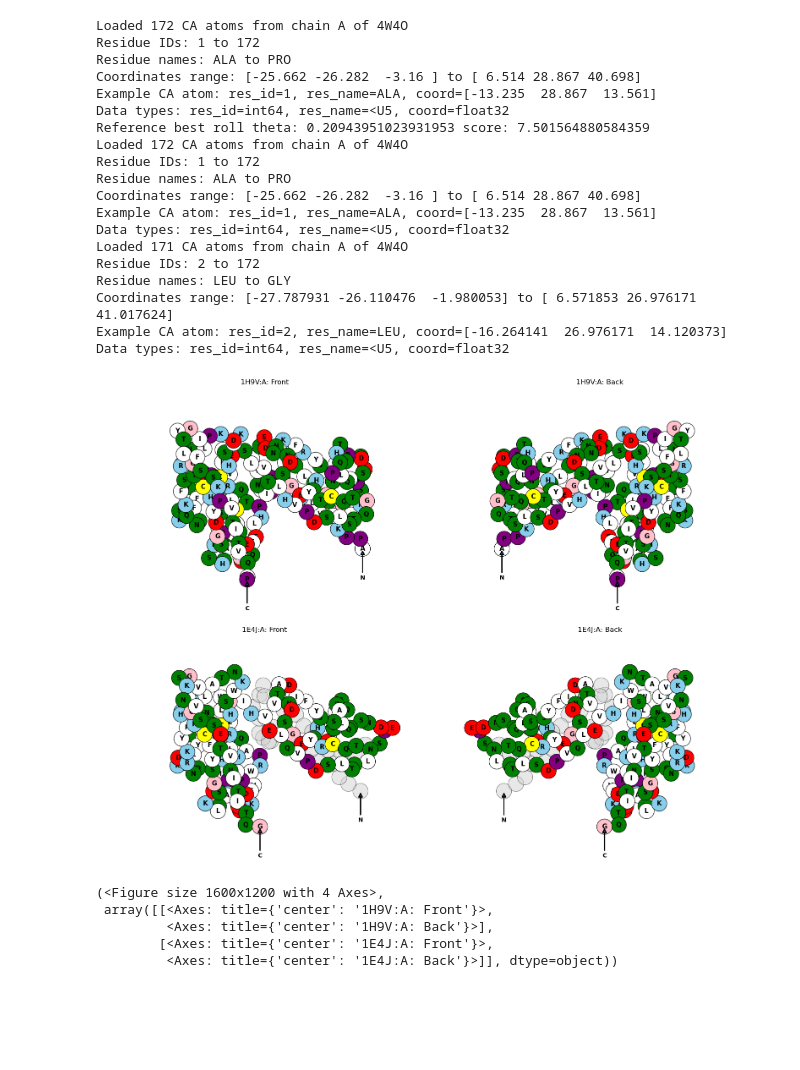
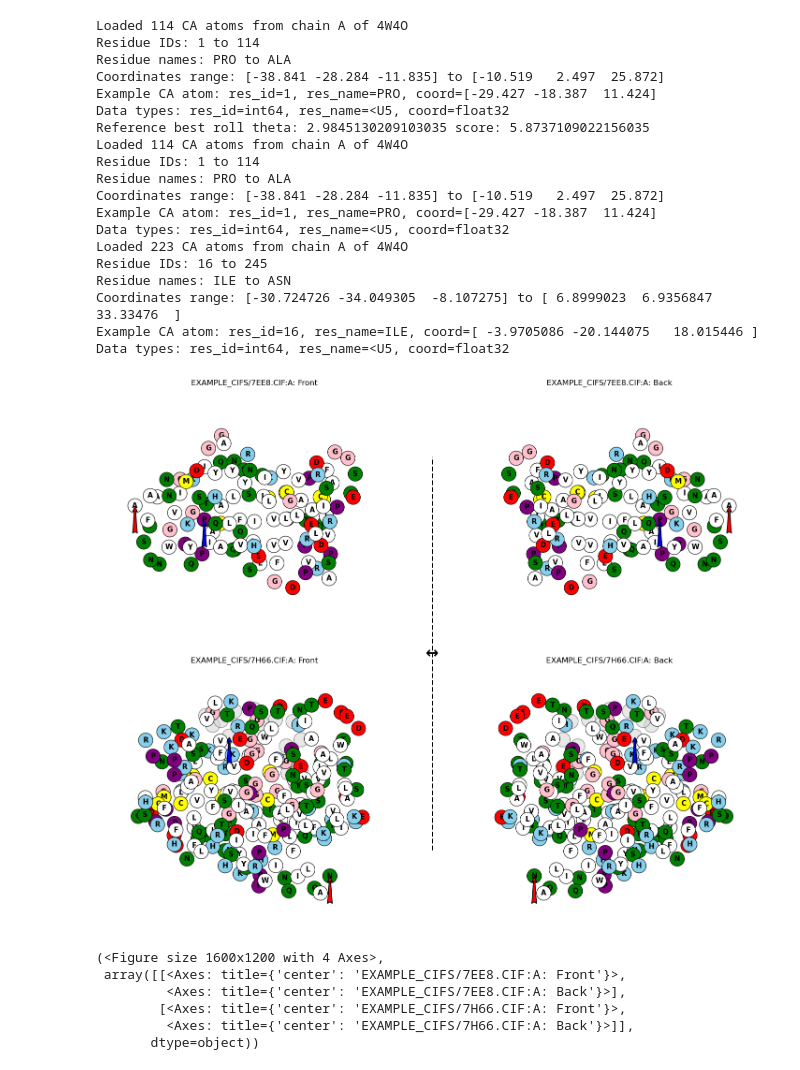
Before and after one commit to WenyueDai/Playground_biotite_atomworks_small, a Jupyter notebook: 20260214_biotite_image_globule_project.ipynb, the cells around one changed output. Cells and saved outputs as stored; diff of their text form; code cells hidden in the pictures; blank space fills up the shorter version.

Commit message:
artist

```diff
--- a/20260214_biotite_image_globule_project.ipynb
+++ b/20260214_biotite_image_globule_project.ipynb
@@ -247,8 +253,6 @@ def align_and_plot_front_back(entries, model=1):
     Plots a grid: N proteins x 2 views (front/back).
     Masked residues: transparent grey circle + NO AA letter.
     """
-
-
     # ---------- 1) load chains + store per-entry masks ----------
     chains = []
     labels = []
@@ -311,6 +315,16 @@ def align_and_plot_front_back(entries, model=1):
     # ---------- 7) plot grid: N proteins x 2 views ----------
     n = len(entries)
     fig, axes = plt.subplots(n, 2, figsize=(16, 6 * n))
+    from matplotlib.lines import Line2D
+
+    # vertical "mirror plane" between subplots (figure coords)
+    fig.add_artist(Line2D([0.5, 0.5], [0.15, 0.85], transform=fig.transFigure, lw=2.0, color="black", linestyle="--"))
+
+    # a rotate/mirror glyph near the top of that line
+    fig.text(0.5, 0.5, "↔", ha="center", va="center", fontsize=24, fontweight="bold")
+    # or: "⟲" / "⟳" / "⤾"
+
+
     if n == 1:
         axes = np.array([axes])
 
@@ -336,39 +350,47 @@ def align_and_plot_front_back(entries, model=1):
         axL.set_xlim(minx, maxx); axL.set_ylim(miny, maxy)
         axR.set_xlim(minx, maxx); axR.set_ylim(miny, maxy)
 
+
     plt.tight_layout()
     plt.show()
     return fig, axes
 # %%
+# entries = [
+#     {"pdb": "1H9V", "chain": "A", "mask_ranges": [(232, 300), (400, 450)]},
+#     {"pdb": "1E4J", "chain": "A", "mask_ranges": [(0, 30)]},
+# ]
+
 entries = [
-    {"pdb": "1H9V", "chain": "A", "mask_ranges": [(232, 300), (400, 450)]},
-    {"pdb": "1E4J", "chain": "A", "mask_ranges": [(0, 30)]},
+    {"pdb": "example_cifs/7ee8.cif", "chain": "A", "mask_ranges": [(232, 300), (400, 450)]},
+    {"pdb": "example_cifs/7h66.cif", "chain": "A", "mask_ranges": [(0, 30)]},
 ]
 
+
 align_and_plot_front_back(entries, model=1)
 # %% [output]
-Loaded 172 CA atoms from chain A of 4W4O
-Residue IDs: 1 to 172
-Residue names: ALA to PRO
-Coordinates range: [-25.662 -26.282  -3.16 ] to [ 6.514 28.867 40.698]
-Example CA atom: res_id=1, res_name=ALA, coord=[-13.235  28.867  13.561]
+Loaded 114 CA atoms from chain A of 4W4O
+Residue IDs: 1 to 114
+Residue names: PRO to ALA
+Coordinates range: [-38.841 -28.284 -11.835] to [-10.519   2.497  25.872]
+Example CA atom: res_id=1, res_name=PRO, coord=[-29.427 -18.387  11.424]
 Data types: res_id=int64, res_name=<U5, coord=float32
-Reference best roll theta: 0.20943951023931953 score: 7.501564880584359
-Loaded 172 CA atoms from chain A of 4W4O
-Residue IDs: 1 to 172
-Residue names: ALA to PRO
-Coordinates range: [-25.662 -26.282  -3.16 ] to [ 6.514 28.867 40.698]
-Example CA atom: res_id=1, res_name=ALA, coord=[-13.235  28.867  13.561]
+Reference best roll theta: 2.9845130209103035 score: 5.8737109022156035
+Loaded 114 CA atoms from chain A of 4W4O
+Residue IDs: 1 to 114
+Residue names: PRO to ALA
+Coordinates range: [-38.841 -28.284 -11.835] to [-10.519   2.497  25.872]
+Example CA atom: res_id=1, res_name=PRO, coord=[-29.427 -18.387  11.424]
 Data types: res_id=int64, res_name=<U5, coord=float32
-Loaded 171 CA atoms from chain A of 4W4O
-Residue IDs: 2 to 172
-Residue names: LEU to GLY
-Coordinates range: [-27.787931 -26.110476  -1.980053] to [ 6.571853 26.976171 41.017624]
-Example CA atom: res_id=2, res_name=LEU, coord=[-16.264141  26.976171  14.120373]
+Loaded 223 CA atoms from chain A of 4W4O
+Residue IDs: 16 to 245
+Residue names: ILE to ASN
+Coordinates range: [-30.724726 -34.049305  -8.107275] to [ 6.8999023  6.9356847 33.33476  ]
+Example CA atom: res_id=16, res_name=ILE, coord=[ -3.9705086 -20.144075   18.015446 ]
 Data types: res_id=int64, res_name=<U5, coord=float32
-[figure, old version]
+[figure, new version]
 (<Figure size 1600x1200 with 4 Axes>,
- array([[<Axes: title={'center': '1H9V:A: Front'}>,
-         <Axes: title={'center': '1H9V:A: Back'}>],
-        [<Axes: title={'center': '1E4J:A: Front'}>,
-         <Axes: title={'center': '1E4J:A: Back'}>]], dtype=object))
+ array([[<Axes: title={'center': 'EXAMPLE_CIFS/7EE8.CIF:A: Front'}>,
+         <Axes: title={'center': 'EXAMPLE_CIFS/7EE8.CIF:A: Back'}>],
+        [<Axes: title={'center': 'EXAMPLE_CIFS/7H66.CIF:A: Front'}>,
+         <Axes: title={'center': 'EXAMPLE_CIFS/7H66.CIF:A: Back'}>]],
+       dtype=object))
```
Also changed, not shown: parts of 1 cell of this notebook.
